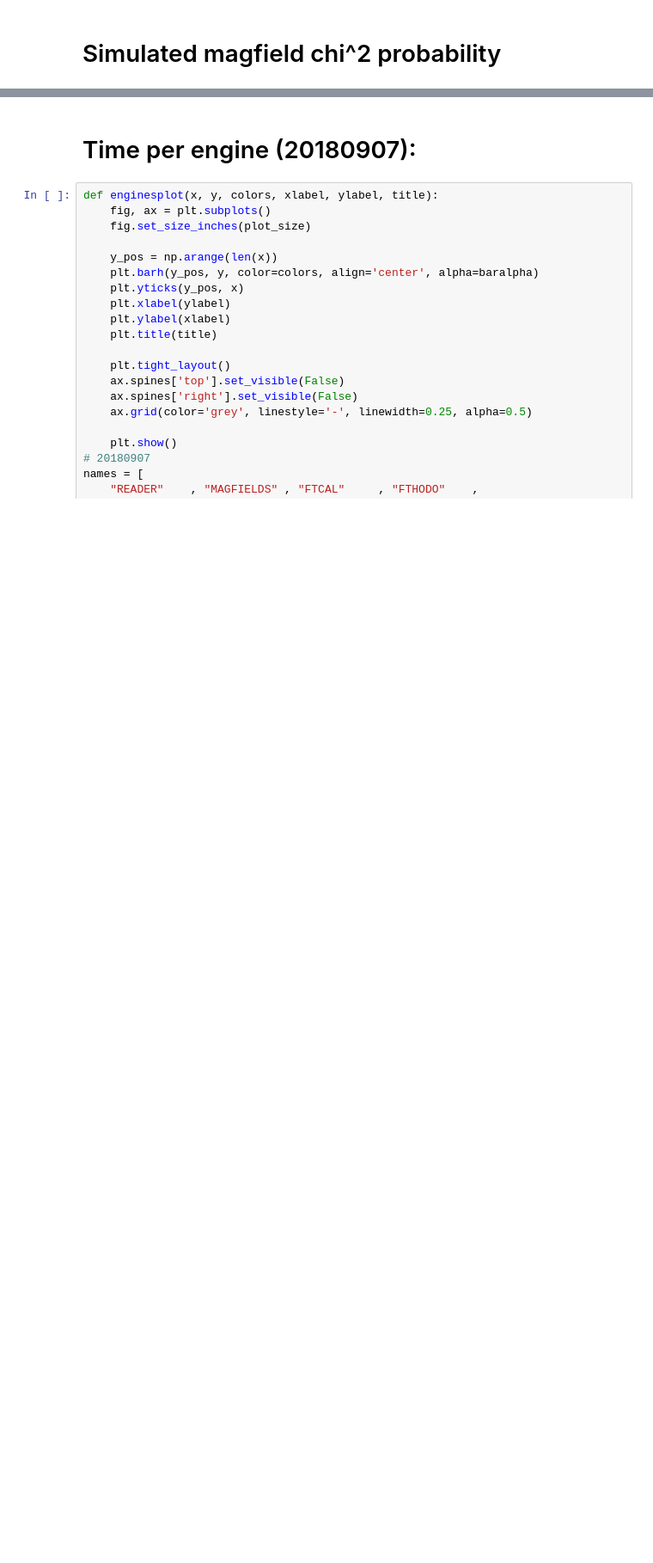
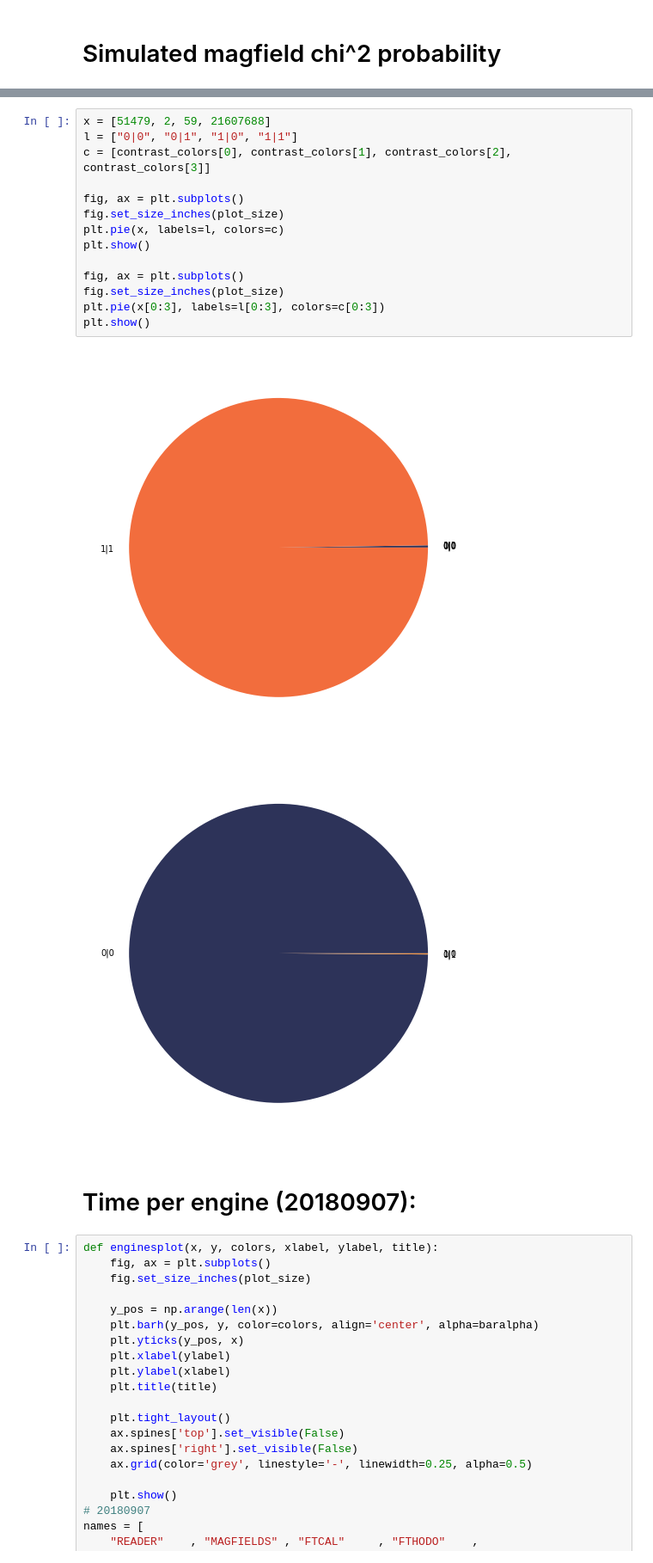
Before and after one commit to bleaktwig/clas12-data-and-tests, a Jupyter notebook: thesis_plots.ipynb, the cells around one changed output, grey strips where cells are left out. Shown at 86% size. Drawn from its saved outputs; the diff is of its cells as text; blank space fills up the shorter version.

```diff
--- a/thesis_plots.ipynb
+++ b/thesis_plots.ipynb
@@ -248,3 +304,20 @@ plt.show()
+# %%
+x = [51479, 2, 59, 21607688]
+l = ["0|0", "0|1", "1|0", "1|1"]
+c = [contrast_colors[0], contrast_colors[1], contrast_colors[2], contrast_colors[3]]
+
+fig, ax = plt.subplots()
+fig.set_size_inches(plot_size)
+plt.pie(x, labels=l, colors=c)
+plt.show()
+
+fig, ax = plt.subplots()
+fig.set_size_inches(plot_size)
+plt.pie(x[0:3], labels=l[0:3], colors=c[0:3])
+plt.show()
+# %% [output]
+[figure, added]
+[figure, added]
 # %% [markdown]
 # Time per engine (20180907):
 # %%
```
Also changed, not shown: parts of 9 cells of this notebook, 27 other files.
